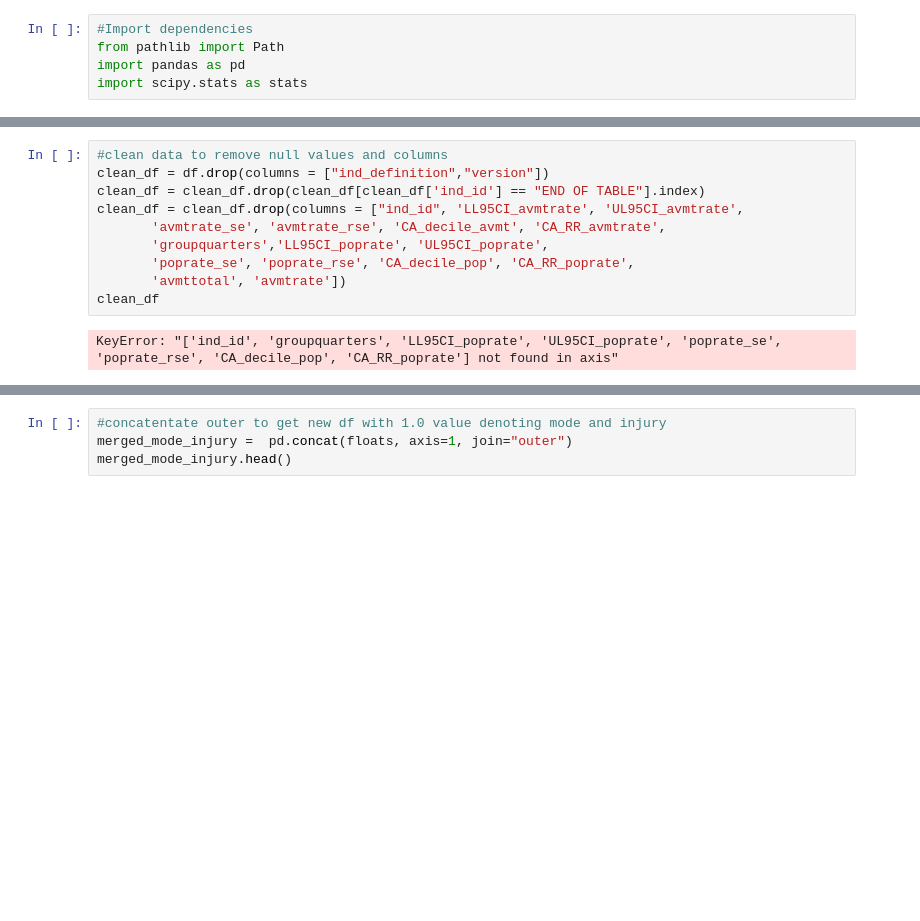
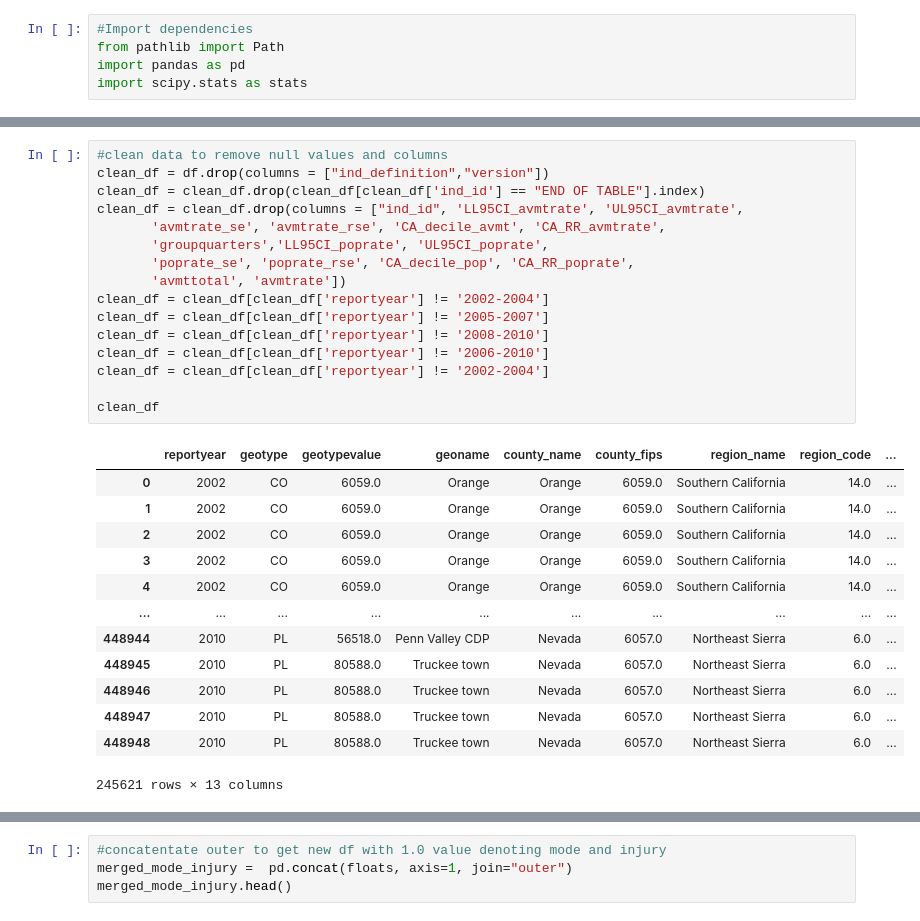
Before and after one commit to PadmaGuna/Project1, a Jupyter notebook: Project.ipynb, the cells around one changed output, grey strips where cells are left out. Saved outputs shown, nothing was run; the diff lists cells and outputs as text; blank space fills up the shorter version.

```diff
--- a/Project.ipynb
+++ b/Project.ipynb
@@ -27,15 +27,33 @@ df
 # %%
 #clean data to remove null values and columns
 clean_df = df.drop(columns = ["ind_definition","version"])
 clean_df = clean_df.drop(clean_df[clean_df['ind_id'] == "END OF TABLE"].index)
 clean_df = clean_df.drop(columns = ["ind_id", 'LL95CI_avmtrate', 'UL95CI_avmtrate',
        'avmtrate_se', 'avmtrate_rse', 'CA_decile_avmt', 'CA_RR_avmtrate',
        'groupquarters','LL95CI_poprate', 'UL95CI_poprate',
        'poprate_se', 'poprate_rse', 'CA_decile_pop', 'CA_RR_poprate',
        'avmttotal', 'avmtrate'])
+clean_df = clean_df[clean_df['reportyear'] != '2002-2004']
+clean_df = clean_df[clean_df['reportyear'] != '2005-2007']
+clean_df = clean_df[clean_df['reportyear'] != '2008-2010']
+clean_df = clean_df[clean_df['reportyear'] != '2006-2010']
+clean_df = clean_df[clean_df['reportyear'] != '2002-2004']
+
 clean_df
 # %% [output]
+|  | reportyear | geotype | geotypevalue | geoname | county_name | county_fips | region_name | region_code | ... |
+| 0 | 2002 | CO | 6059.0 | Orange | Orange | 6059.0 | Southern California | 14.0 | ... |
+| 1 | 2002 | CO | 6059.0 | Orange | Orange | 6059.0 | Southern California | 14.0 | ... |
+| 2 | 2002 | CO | 6059.0 | Orange | Orange | 6059.0 | Southern California | 14.0 | ... |
+| 3 | 2002 | CO | 6059.0 | Orange | Orange | 6059.0 | Southern California | 14.0 | ... |
+| 4 | 2002 | CO | 6059.0 | Orange | Orange | 6059.0 | Southern California | 14.0 | ... |
+| ... | ... | ... | ... | ... | ... | ... | ... | ... | ... |
+| 448944 | 2010 | PL | 56518.0 | Penn Valley CDP | Nevada | 6057.0 | Northeast Sierra | 6.0 | ... |
+| 448945 | 2010 | PL | 80588.0 | Truckee town | Nevada | 6057.0 | Northeast Sierra | 6.0 | ... |
+| 448946 | 2010 | PL | 80588.0 | Truckee town | Nevada | 6057.0 | Northeast Sierra | 6.0 | ... |
+| 448947 | 2010 | PL | 80588.0 | Truckee town | Nevada | 6057.0 | Northeast Sierra | 6.0 | ... |
+| 448948 | 2010 | PL | 80588.0 | Truckee town | Nevada | 6057.0 | Northeast Sierra | 6.0 | ... |
-KeyError: "['ind_id', 'groupquarters', 'LL95CI_poprate', 'UL95CI_poprate', 'poprate_se', 'poprate_rse', 'CA_decile_pop', 'CA_RR_poprate'] not found in axis"
+245621 rows × 13 columns
 # %%
 clean_df.isnull().sum()
 # %% [output]
```
Also changed, not shown: parts of 8 cells of this notebook, 1 other file.
